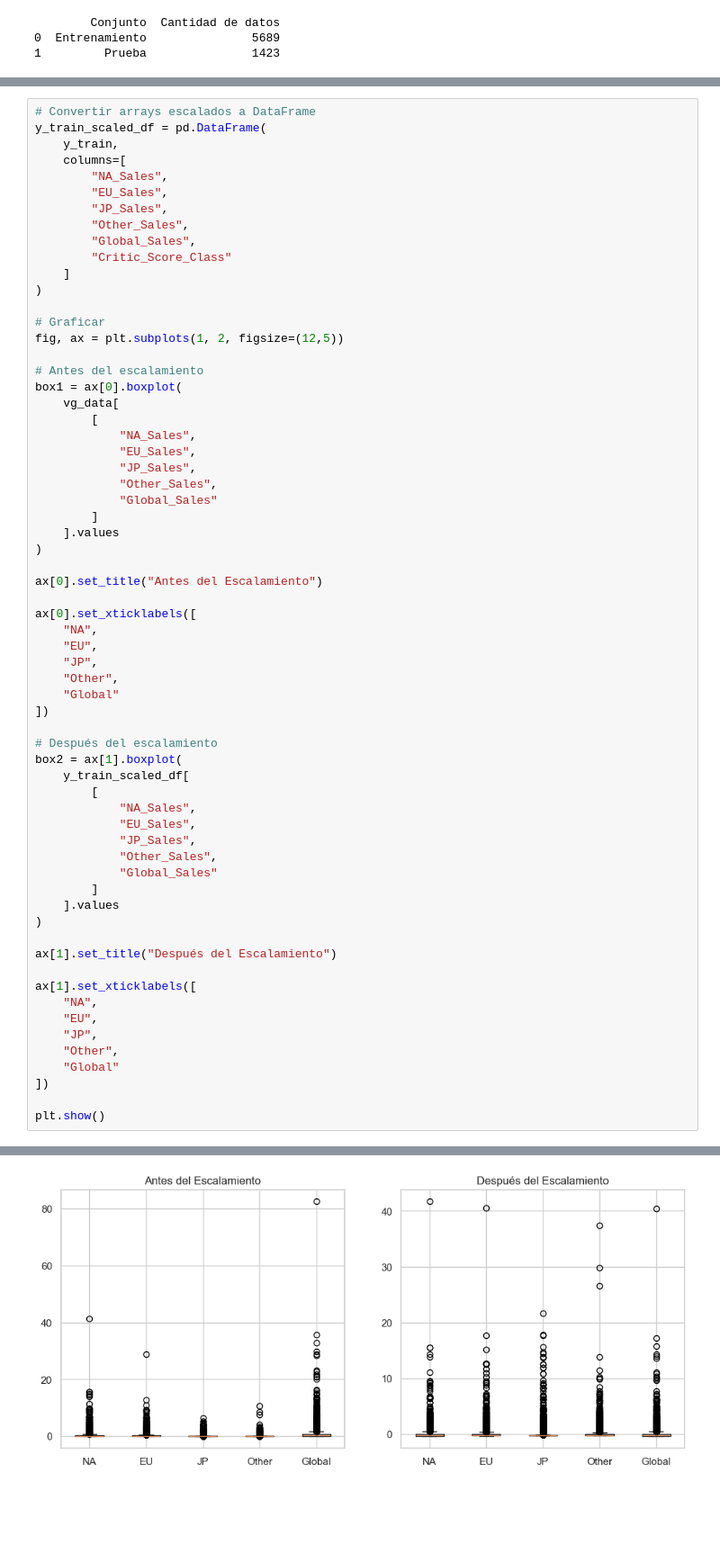
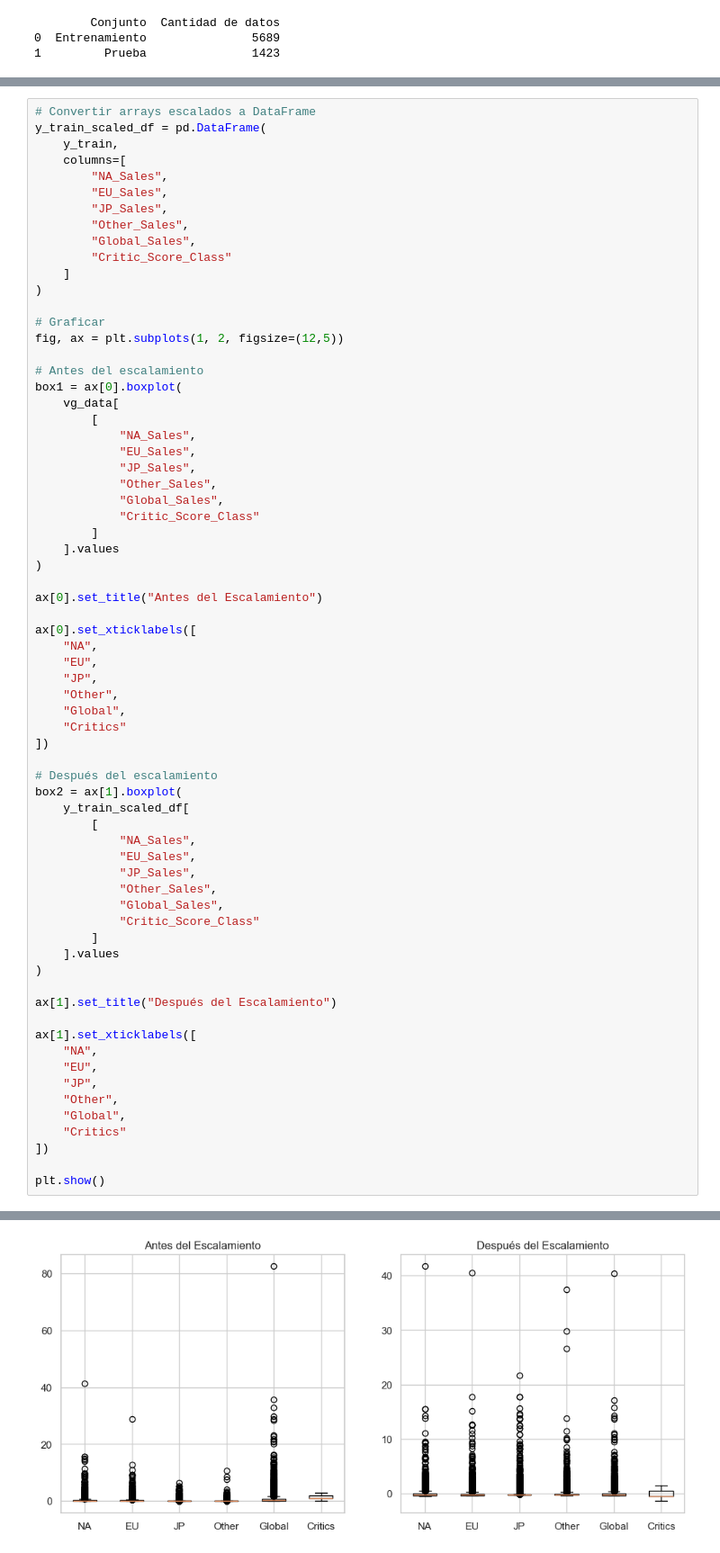
Before and after one commit to Zathiald/VideoGamePrediction_A01705403, a Jupyter notebook: VideoGamePredictionA01705403.ipynb, the cells around one changed output, grey strips where cells are left out. Shown at 90% size. Cells and saved outputs as stored; diff of their text form; blank space fills up the shorter version.

```diff
--- a/VideoGamePredictionA01705403.ipynb
+++ b/VideoGamePredictionA01705403.ipynb
@@ -210,7 +202,8 @@ box1 = ax[0].boxplot(
             "EU_Sales",
             "JP_Sales",
             "Other_Sales",
-            "Global_Sales"
+            "Global_Sales",
+            "Critic_Score_Class"
         ]
     ].values
 )
@@ -222,7 +215,8 @@ ax[0].set_xticklabels([
     "EU",
     "JP",
     "Other",
-    "Global"
+    "Global",
+    "Critics"
 ])
 
 # Después del escalamiento
@@ -233,7 +227,8 @@ box2 = ax[1].boxplot(
             "EU_Sales",
             "JP_Sales",
             "Other_Sales",
-            "Global_Sales"
+            "Global_Sales",
+            "Critic_Score_Class"
         ]
     ].values
 )
@@ -245,7 +240,8 @@ ax[1].set_xticklabels([
     "EU",
     "JP",
     "Other",
-    "Global"
+    "Global",
+    "Critics"
 ])
 
 plt.show()
@@ -265 +263 @@ Text(0.5, 1.0, 'Después del Escalamiento')
-[figure, old version]
+[figure, new version]
```
Also changed, not shown: parts of 3 cells of this notebook.
